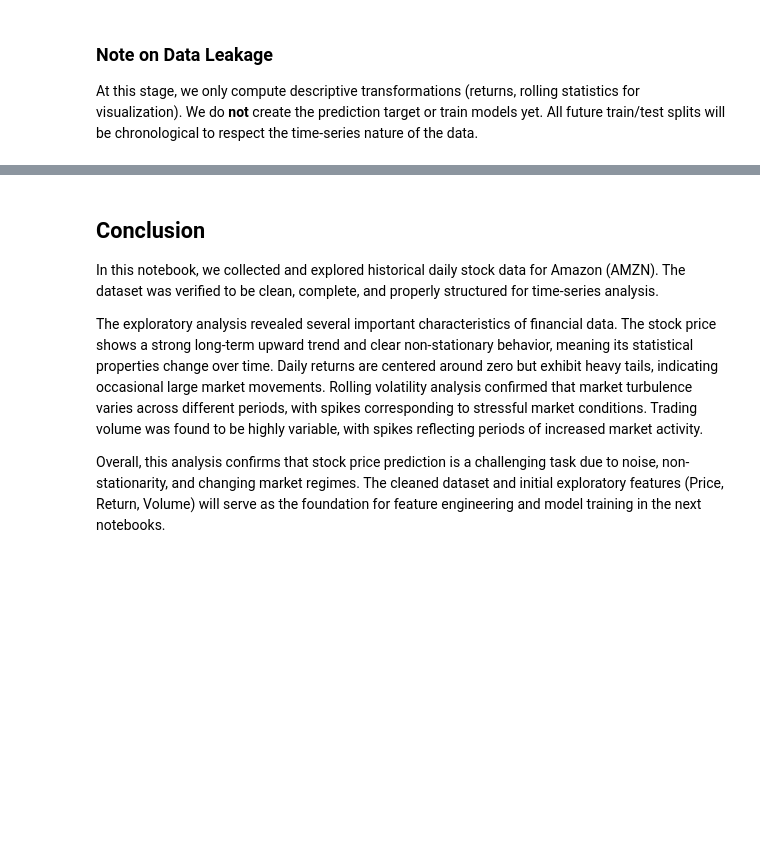
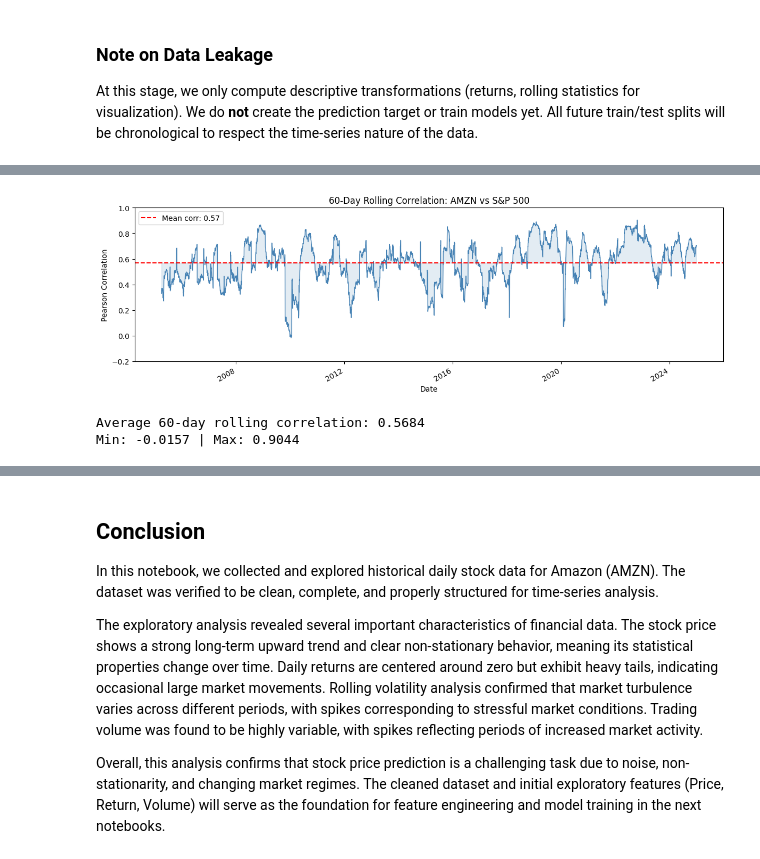
Before and after one commit to EdLac/stock-price-prediction-amazon, a Jupyter notebook: notebooks/01_data_download_and_eda.ipynb, the cells around one changed output, grey strips where cells are left out. Cells and saved outputs as stored; diff of their text form; code cells hidden in the pictures; blank space fills up the shorter version.

```diff
--- a/notebooks/01_data_download_and_eda.ipynb
+++ b/notebooks/01_data_download_and_eda.ipynb
@@ -346,0 +518,28 @@ All future train/test splits will be chronological to respect the time-series na
+# %%
+sp500["Return"] = sp500["Price"].pct_change()
+
+combined = pd.DataFrame({
+    "AMZN_Return": df["Return"],
+    "SP500_Return": sp500["Return"]
+}).dropna()
+
+rolling_corr = combined["AMZN_Return"].rolling(window=60).corr(combined["SP500_Return"])
+
+fig, ax = plt.subplots(figsize=(12, 4))
+rolling_corr.plot(ax=ax, color="steelblue", linewidth=1)
+ax.axhline(rolling_corr.mean(), color="red", linestyle="--", label=f"Mean corr: {rolling_corr.mean():.2f}")
+ax.fill_between(rolling_corr.index, rolling_corr, rolling_corr.mean(), alpha=0.15, color="steelblue")
+ax.set_title("60-Day Rolling Correlation: AMZN vs S&P 500")
+ax.set_ylabel("Pearson Correlation")
+ax.set_xlabel("Date")
+ax.legend()
+ax.set_ylim(-0.2, 1.0)
+plt.tight_layout()
+plt.show()
+
+print(f"Average 60-day rolling correlation: {rolling_corr.mean():.4f}")
+print(f"Min: {rolling_corr.min():.4f} | Max: {rolling_corr.max():.4f}")
+# %% [output]
+[figure, added]
+Average 60-day rolling correlation: 0.5684
+Min: -0.0157 | Max: 0.9044
```
Also changed, not shown: parts of 25 cells of this notebook, 3 other files.
